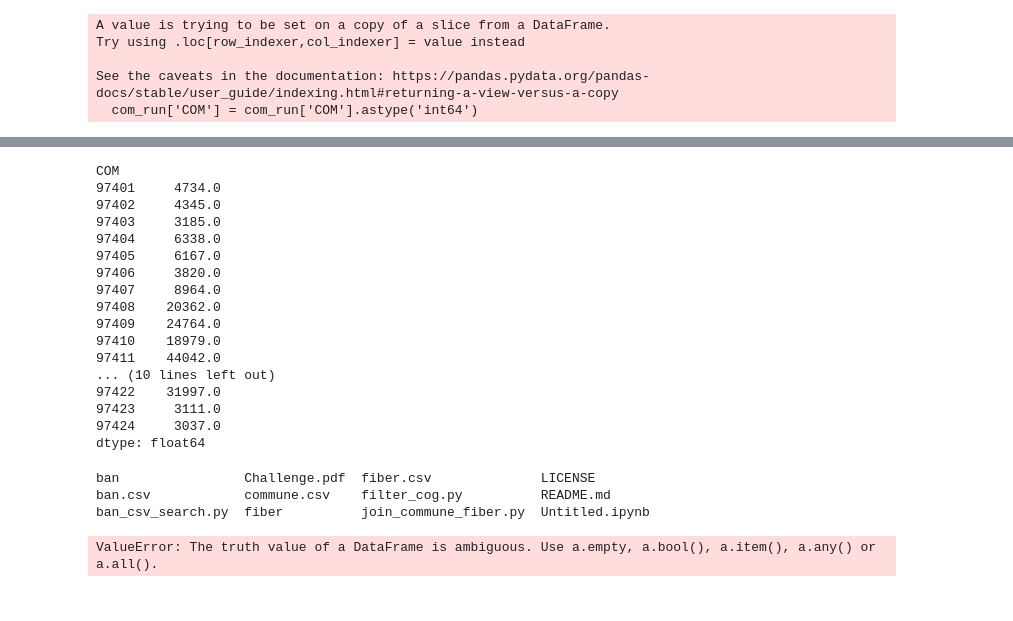
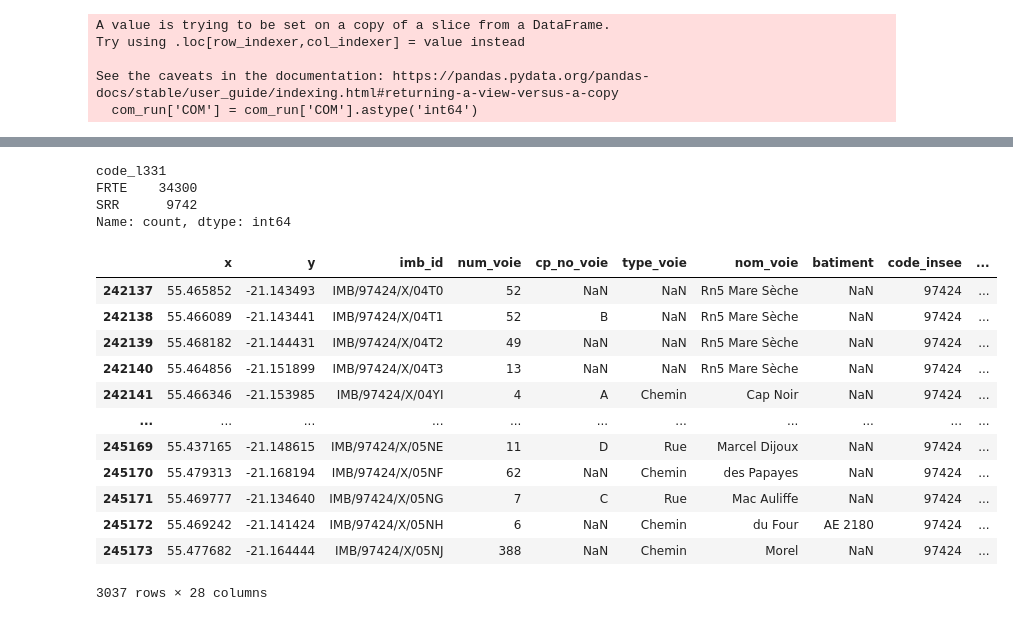
Before and after one commit to DataVizTek/DataVizTek, a Jupyter notebook: Untitled.ipynb, the cells around one changed output, grey strips where cells are left out. Drawn from its saved outputs; the diff is of its cells as text; code cells hidden in the pictures.

```diff
--- a/Untitled.ipynb
+++ b/Untitled.ipynb
@@ -76,30 +84,26 @@ fiber_and_commune_data[["COM", 'imb_etat']].groupby('COM').value_counts(normaliz
-# %%
-fiber_and_commune_data[["COM", 'imb_etat']].groupby('COM').value_counts().unstack().sum(axis=1)
-# %% [output]
-COM
-97401     4734.0
-97402     4345.0
-97403     3185.0
-97404     6338.0
-97405     6167.0
-97406     3820.0
-97407     8964.0
-97408    20362.0
-97409    24764.0
-97410    18979.0
-97411    44042.0
-... (10 lines left out)
-97422    31997.0
-97423     3111.0
-97424     3037.0
-dtype: float64
-# %%
-df =
-# %% [output]
-ban                Challenge.pdf  fiber.csv              LICENSE
-ban.csv            commune.csv    filter_cog.py          README.md
-ban_csv_search.py  fiber          join_commune_fiber.py  Untitled.ipynb
-# %%
-Data.join()
-# %% [output]
-ValueError: The truth value of a DataFrame is ambiguous. Use a.empty, a.bool(), a.item(), a.any() or a.all().
+# %%
+fiber_cilaos = fiber_and_commune_data[fiber_and_commune_data["code_insee"] == 97424]
+fiber_denis = fiber_and_commune_data[fiber_and_commune_data["code_insee"] == 97411]
+# %%
+fiber_denis["code_l331"].value_counts()
+# %% [output]
+code_l331
+FRTE    34300
+SRR      9742
+Name: count, dtype: int64
+# %%
+fiber_cilaos
+# %% [output]
+|  | x | y | imb_id | num_voie | cp_no_voie | type_voie | nom_voie | batiment | code_insee | ... |
+| 242137 | 55.465852 | -21.143493 | IMB/97424/X/04T0 | 52 | NaN | NaN | Rn5 Mare Sèche | NaN | 97424 | ... |
+| 242138 | 55.466089 | -21.143441 | IMB/97424/X/04T1 | 52 | B | NaN | Rn5 Mare Sèche | NaN | 97424 | ... |
+| 242139 | 55.468182 | -21.144431 | IMB/97424/X/04T2 | 49 | NaN | NaN | Rn5 Mare Sèche | NaN | 97424 | ... |
+| 242140 | 55.464856 | -21.151899 | IMB/97424/X/04T3 | 13 | NaN | NaN | Rn5 Mare Sèche | NaN | 97424 | ... |
+| 242141 | 55.466346 | -21.153985 | IMB/97424/X/04YI | 4 | A | Chemin | Cap Noir | NaN | 97424 | ... |
+| ... | ... | ... | ... | ... | ... | ... | ... | ... | ... | ... |
+| 245169 | 55.437165 | -21.148615 | IMB/97424/X/05NE | 11 | D | Rue | Marcel Dijoux | NaN | 97424 | ... |
+| 245170 | 55.479313 | -21.168194 | IMB/97424/X/05NF | 62 | NaN | Chemin | des Papayes | NaN | 97424 | ... |
+| 245171 | 55.469777 | -21.134640 | IMB/97424/X/05NG | 7 | C | Rue | Mac Auliffe | NaN | 97424 | ... |
+| 245172 | 55.469242 | -21.141424 | IMB/97424/X/05NH | 6 | NaN | Chemin | du Four | AE 2180 | 97424 | ... |
+| 245173 | 55.477682 | -21.164444 | IMB/97424/X/05NJ | 388 | NaN | Chemin | Morel | NaN | 97424 | ... |
+3037 rows × 28 columns
```
Also changed, not shown: parts of 9 cells of this notebook.
